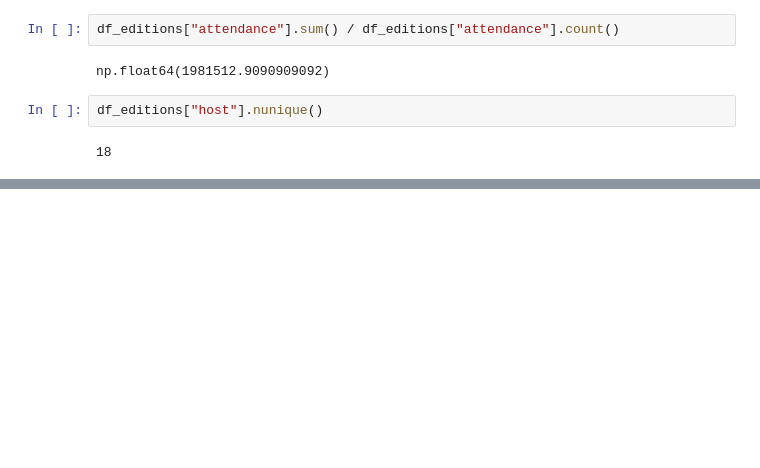
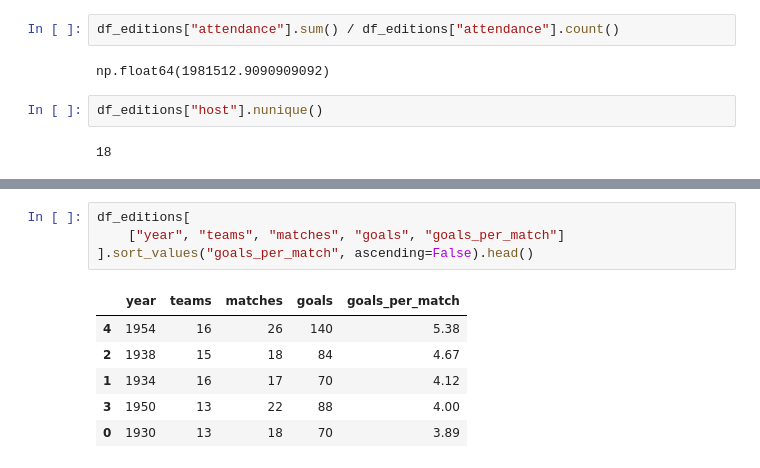
Before and after one commit to iMohamed-XD/Tamkeen, a Jupyter notebook: 5-data_project/Analytics.ipynb, the cells around one changed output, grey strips where cells are left out. Drawn from its saved outputs; the diff is of its cells as text; blank space fills up the shorter version.

```diff
--- a/5-data_project/Analytics.ipynb
+++ b/5-data_project/Analytics.ipynb
@@ -39,0 +138,11 @@ df_editions["host"].nunique()
+# %%
+df_editions[
+    ["year", "teams", "matches", "goals", "goals_per_match"]
+].sort_values("goals_per_match", ascending=False).head()
+# %% [output]
+|  | year | teams | matches | goals | goals_per_match |
+| 4 | 1954 | 16 | 26 | 140 | 5.38 |
+| 2 | 1938 | 15 | 18 | 84 | 4.67 |
+| 1 | 1934 | 16 | 17 | 70 | 4.12 |
+| 3 | 1950 | 13 | 22 | 88 | 4.00 |
+| 0 | 1930 | 13 | 18 | 70 | 3.89 |
```
Also changed, not shown: parts of 19 cells of this notebook.
